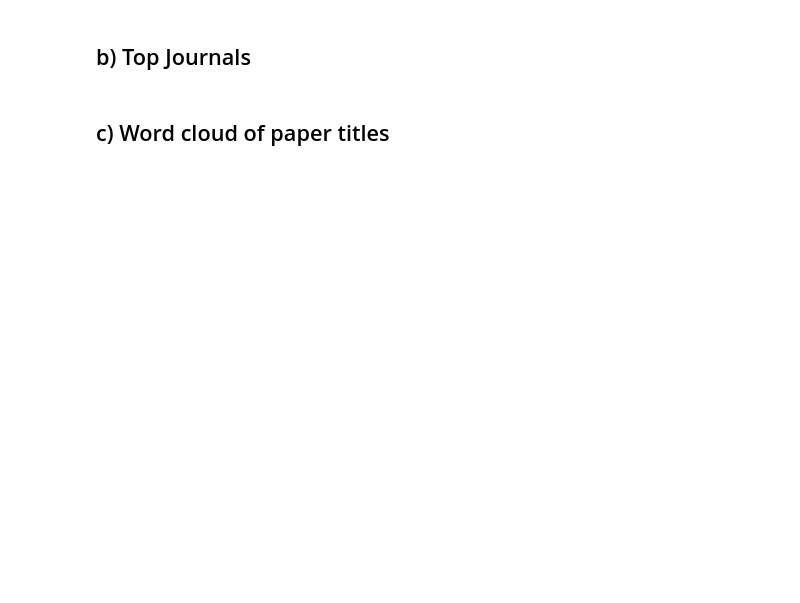
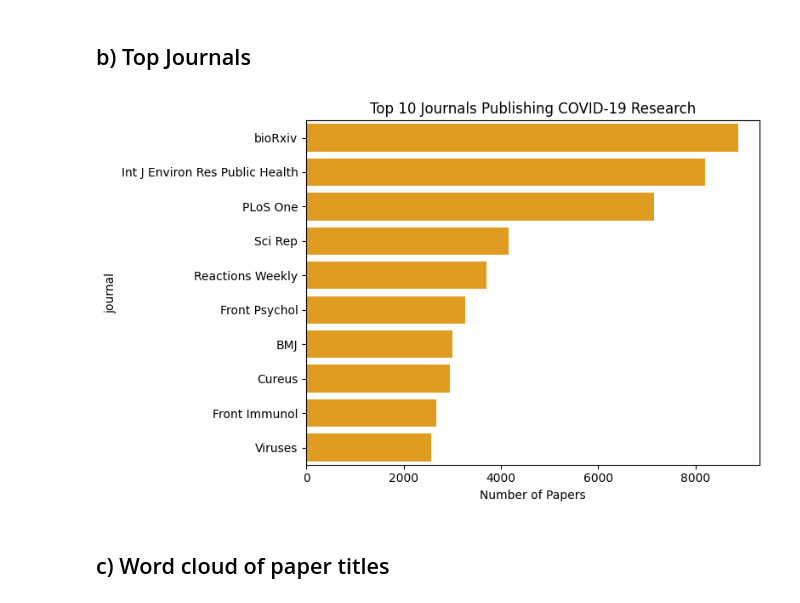
Before and after one commit to ClementNdome/plp-Frameworks_Assignment, a Jupyter notebook: notebooks/cord19_exploration.ipynb, the cells around one changed output. Saved outputs shown, nothing was run; the diff lists cells and outputs as text; code cells hidden in the pictures; blank space fills up the shorter version.

```diff
--- a/notebooks/cord19_exploration.ipynb
+++ b/notebooks/cord19_exploration.ipynb
@@ -48,16 +86,24 @@ plt.show()
 # %% [markdown]
 ## b) Top Journals
 # %%
-top_journals = (df_clean['journal']
-                .value_counts()
-                .head(10))
+top_journals = (
+    df_clean['journal']
+    .value_counts()
+    .head(10)
+)
 
 plt.figure(figsize=(8,5))
 sns.barplot(y=top_journals.index, x=top_journals.values, color='orange')
 plt.title('Top 10 Journals Publishing COVID-19 Research')
 plt.xlabel('Number of Papers')
 plt.tight_layout()
+
+# ✅ Save before showing
+plt.savefig('Top_10_Journals_Publishing_COVID19_Research.jpg', dpi=300)
+
 plt.show()
+# %% [output]
+[figure, added]
 # %% [markdown]
 ## c) Word cloud of paper titles
 # %%
```
Also changed, not shown: parts of 4 cells of this notebook, 3 other files.
